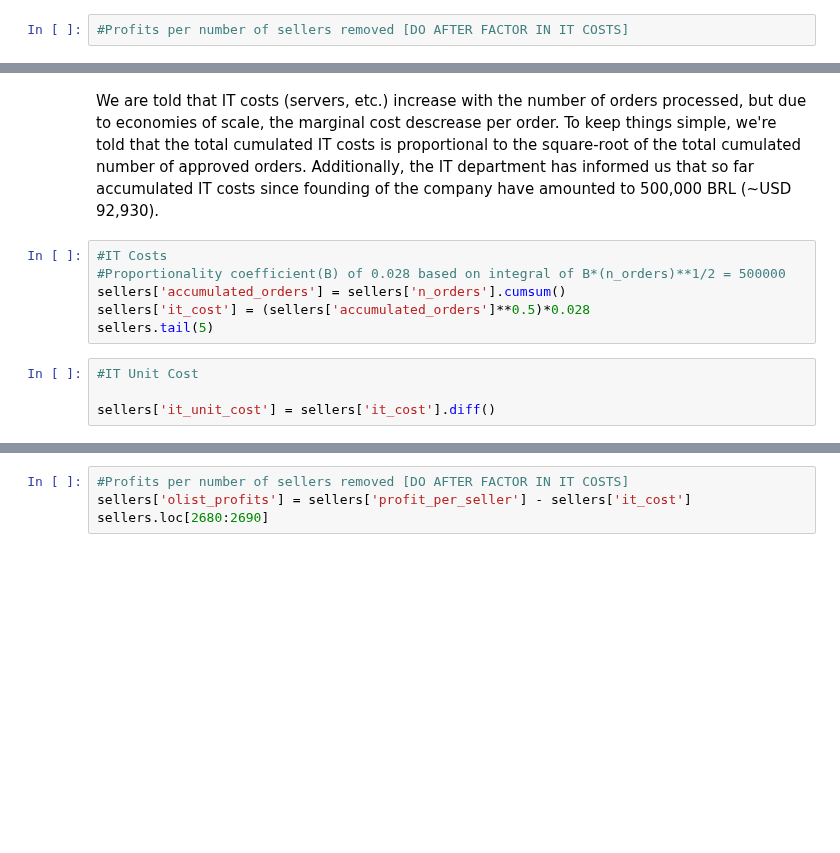
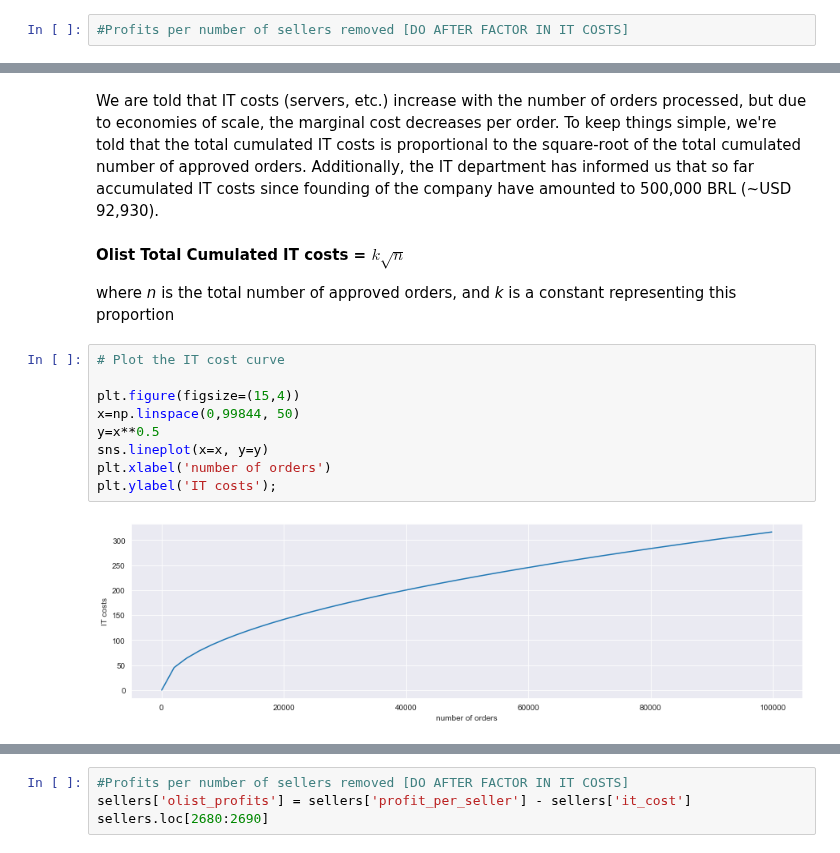
Before and after one commit to phlln/olist-analysis, a Jupyter notebook: notebooks/ceo_request-Phil-UPDATED.ipynb, the cells around one changed output, grey strips where cells are left out. Cells and saved outputs as stored; diff of their text form; blank space fills up the shorter version.

Commit message:
revised IT cost curves

```diff
--- a/notebooks/ceo_request-Phil-UPDATED.ipynb
+++ b/notebooks/ceo_request-Phil-UPDATED.ipynb
@@ -364,12 +365,17 @@ sellers.head(5)
 # %% [markdown]
-We are told that IT costs (servers, etc.) increase with the number of orders processed, but due to economies of scale, the marginal cost descrease per order. To keep things simple, we're told that the total cumulated IT costs is proportional to the square-root of the total cumulated number of approved orders. Additionally, the IT department has informed us that so far accumulated IT costs since founding of the company have amounted to 500,000 BRL (~USD 92,930).
+We are told that IT costs (servers, etc.) increase with the number of orders processed, but due to economies of scale, the marginal cost decreases per order. To keep things simple, we're told that the total cumulated IT costs is proportional to the square-root of the total cumulated number of approved orders. Additionally, the IT department has informed us that so far accumulated IT costs since founding of the company have amounted to 500,000 BRL (~USD 92,930).
-# %%
-#IT Costs
-#Proportionality coefficient(B) of 0.028 based on integral of B*(n_orders)**1/2 = 500000
-sellers['accumulated_orders'] = sellers['n_orders'].cumsum()
-sellers['it_cost'] = (sellers['accumulated_orders']**0.5)*0.028
-sellers.tail(5)
-# %%
-#IT Unit Cost
-
-sellers['it_unit_cost'] = sellers['it_cost'].diff()
+# %% [markdown]
+**Olist Total Cumulated IT costs = $k\sqrt{n}$**
+
+where *n* is the total number of approved orders, and *k* is a constant representing this proportion
+# %%
+# Plot the IT cost curve
+
+plt.figure(figsize=(15,4))
+x=np.linspace(0,99844, 50)
+y=x**0.5
+sns.lineplot(x=x, y=y)
+plt.xlabel('number of orders')
+plt.ylabel('IT costs');
+# %% [output]
+[figure, added]
```
Also changed, not shown: parts of 25 cells of this notebook.
